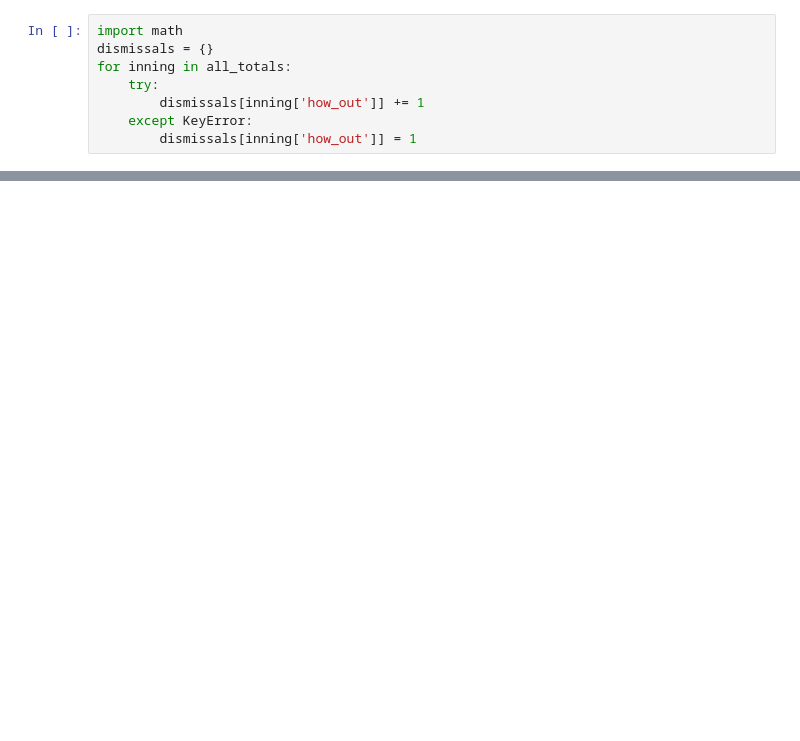
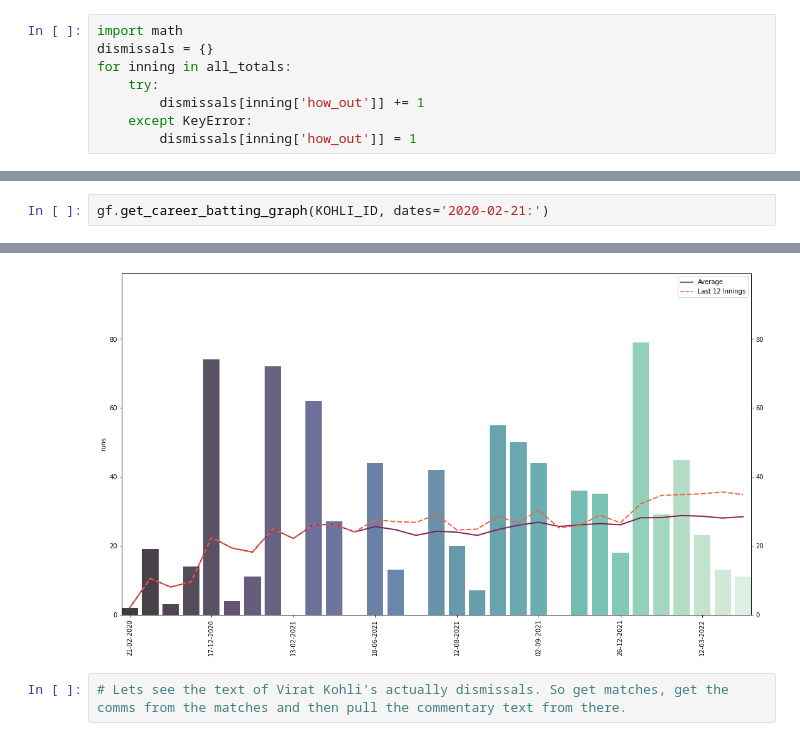
Before and after one commit to abhiramjoshi/cricket_analysis, a Jupyter notebook: codebase/Kohli/kohli_analysis.ipynb, the cells around one changed output, grey strips where cells are left out. Saved outputs shown, nothing was run; the diff lists cells and outputs as text; blank space fills up the shorter version.

```diff
--- a/codebase/Kohli/kohli_analysis.ipynb
+++ b/codebase/Kohli/kohli_analysis.ipynb
@@ -144,0 +156,3 @@ dismissals
+# %%
+gf.get_career_batting_graph(KOHLI_ID, dates='2020-02-21:')
+# %% [output]
@@ -144,0 +176,3 @@ dismissals
+[figure, added]
+# %%
+# Lets see the text of Virat Kohli's actually dismissals. So get matches, get the comms from the matches and then pull the commentary text from there.
```
Also changed, not shown: parts of 24 cells of this notebook, 2 other files.
